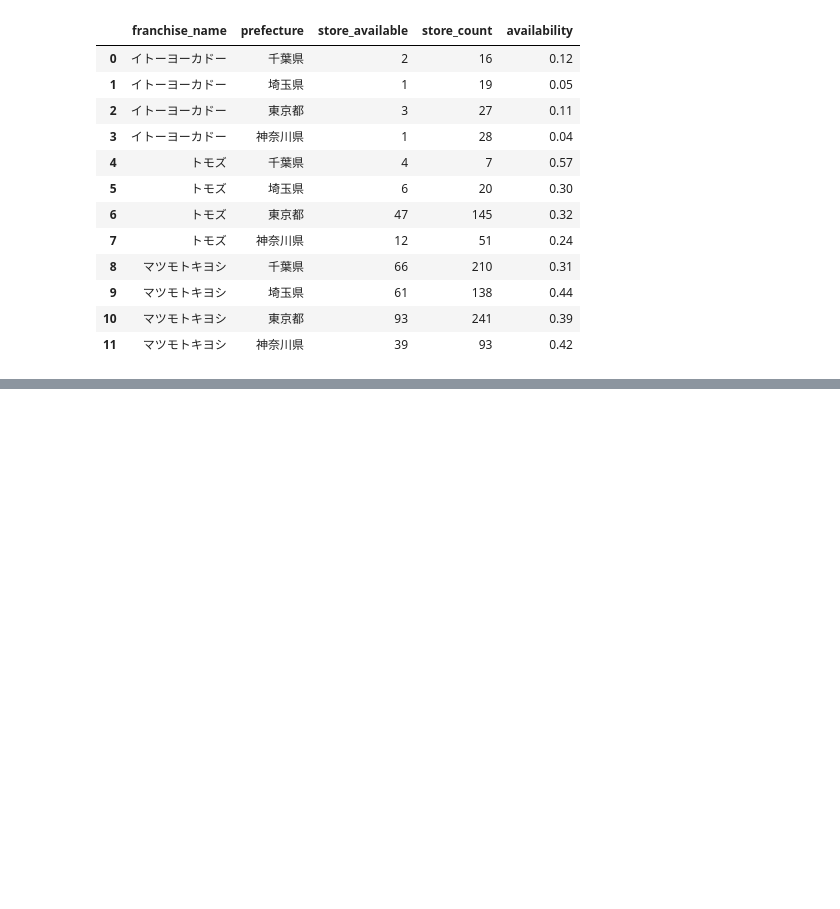
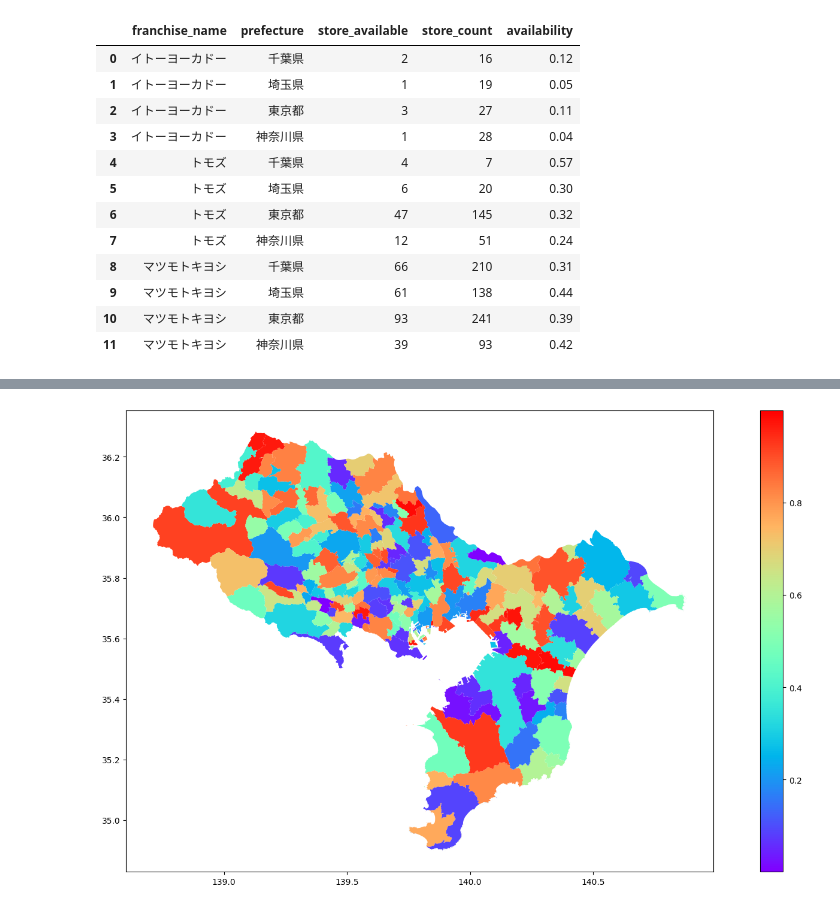
Before and after one commit to Kensuzuki95/EY_Assignment, a Jupyter notebook: Assignment_Analysis.ipynb, the cells around one changed output, grey strips where cells are left out. Saved outputs shown, nothing was run; the diff lists cells and outputs as text; code cells hidden in the pictures; blank space fills up the shorter version.

```diff
--- a/Assignment_Analysis.ipynb
+++ b/Assignment_Analysis.ipynb
@@ -806,0 +948,10 @@ product_availability
+# %%
+filename = "/content/drive/MyDrive/EY Recruitment Documents/Japan Shape File/N03-23_230101.geojson"
+jp_map = gpd.read_file(filename, encoding='SHIFT-JIS')
+# %%
+# Curate a dataset that only contains stores in Tokyo, Kanagawa, Saitama, and Chiba and exclude remote islands
+jp_map_mod = jp_map.loc[jp_map['N03_001'].isin(['東京都', '神奈川県', '埼玉県', '千葉県'])]
+jp_map_mod = jp_map_mod[jp_map_mod["N03_004"].str
+                        .contains("大島町|利島村|新島村|神津島村|三宅村|御蔵島村|八丈町|青ヶ島村|小笠原村|鳥島|ベヨネース列岩|須美寿島|孀婦岩|所属未定地") == False]
+print(jp_map_mod['N03_001'].unique())
+jp_map_mod
@@ -806,0 +1016,3 @@ product_availability
+# %%
+jp_map_mod['municipality'] = jp_map_mod['N03_001'] + jp_map_mod['N03_004']
+jp_map_mod
@@ -806,0 +1033,21 @@ product_availability
+# %%
+df = jp_map_mod
+df["target"] = [random.random() for i in range(df.shape[0])]
+
+def colors_scale(arr):
+    n_min = min(arr)
+    n_max = max(arr)
+    cmap = plt.cm.rainbow
+    norm = matplotlib.colors.Normalize(vmin=n_min, vmax=n_max)
+
+    arr = [cmap(norm(r)) for r in arr]
+    return arr, cmap, norm
+
+target_color, cmap, norm = colors_scale(df["target"])
+
+df.plot(color=target_color, figsize=(20,10))
+sm = plt.cm.ScalarMappable(cmap=cmap, norm=norm)
+plt.colorbar(sm)
+plt.show()
+# %% [output]
+[figure, added]
```
Also changed, not shown: parts of 18 cells of this notebook.
